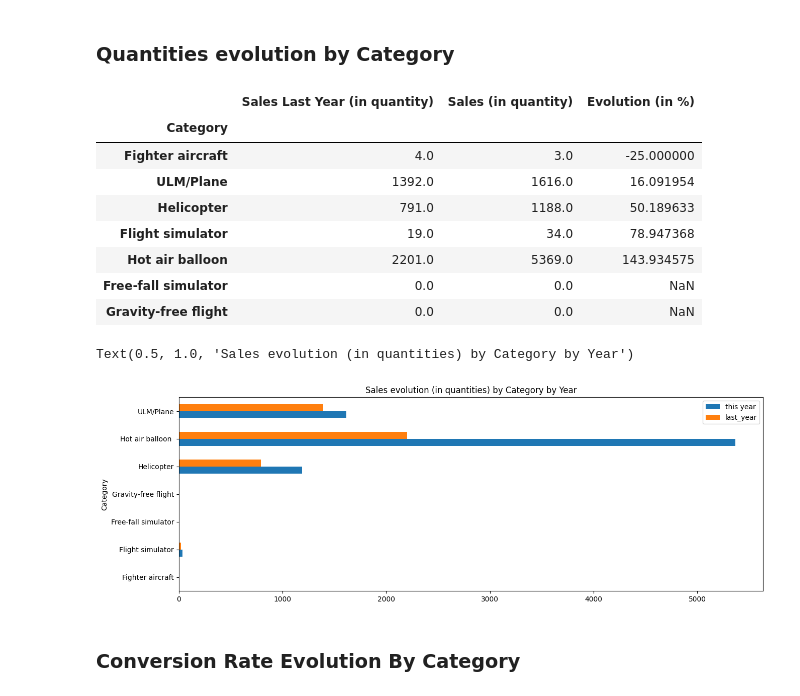
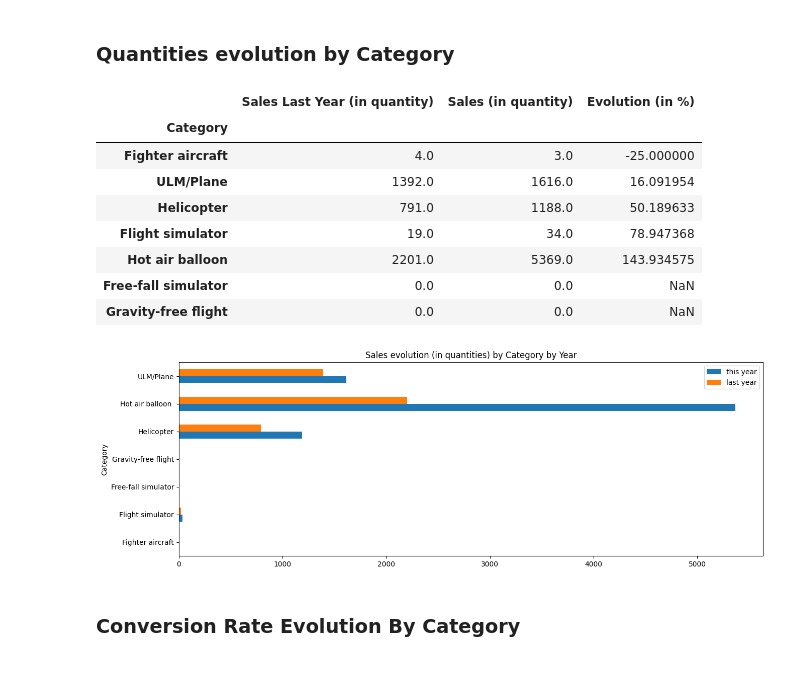
Before and after one commit to Alhuin/SmartBoxAnalysis, a Jupyter notebook: SmartBoxAnalysis.ipynb, the cells around one changed output. Drawn from its saved outputs; the diff is of its cells as text; code cells hidden in the pictures.

```diff
--- a/SmartBoxAnalysis.ipynb
+++ b/SmartBoxAnalysis.ipynb
@@ -157,15 +192,8 @@ Text(0.5, 1.0, 'Sales evolution (in euros) by Category by Year')
 # %% [markdown]
 ### Categories Weight in last year's Quantities
 # %%
-total_qtt = sales["Quantity"].sum()
-total_qtt_last_year = sales["Quantity Last Year"].sum()
-quantity_by_category = pd.Series(sales.groupby("Category")["Quantity"].sum(), name="Sales (in quantity)")
-quantity_by_category_last_year = pd.Series(sales.groupby("Category")["Quantity Last Year"].sum(), name="Sales Last Year (in quantity)")
-weight_last_year = pd.Series((quantity_by_category_last_year * 100 / total_qtt_last_year), name="Weight (in %)")
-weight = pd.Series((quantity_by_category * 100 / total_qtt), name="Weight (in %)")
+total_qtt = data["Quantity"].sum()
+total_qtt_last_year = data["Quantity Last Year"].sum()
 
-print(f'total quantities last year: {total_qtt_last_year} units')
-display(pd.concat([quantity_by_category_last_year, weight_last_year], axis=1).sort_values(by="Weight (in %)"))
-fig, ax = plt.subplots()
-ax.pie(quantity_by_category_last_year, labels=quantity_by_category_last_year.keys(), autopct='%1.1f%%')
-ax.set_title(f"Category repartition in last year's Quantities")
+quantity_by_category = pd.Series(data.groupby("Category")["Quantity"].sum(), name="Sales (in quantity)")
+quantity_by_category_last_year = pd.Series(data.groupby("Category")["Quantity Last Year"].sum(), name="Sales Last Year (in quantity)")
@@ -205,23 +241,23 @@ Text(0.5, 1.0, "Category repartition in this year's Quantities")
 [figure]
 # %% [markdown]
 ### Quantities evolution by Category
-# %%
-percentage = pd.Series((quantity_by_category * 100 / quantity_by_category_last_year - 100), name="Evolution (in %)")
-display(pd.concat([quantity_by_category_last_year, quantity_by_category, percentage], axis=1).sort_values(by="Evolution (in %)"))
-df = pd.DataFrame({"this year": quantity_by_category, "last_year":quantity_by_category_last_year}, index=quantity_by_category_last_year.keys())
-ax = df.plot.barh(figsize=(15, 5))
-ax.set_title("Sales evolution (in quantities) by Category by Year")
-# %% [output]
-|  | Sales Last Year (in quantity) | Sales (in quantity) | Evolution (in %) |
-| Category |  |  |  |
-| Fighter aircraft | 4.0 | 3.0 | -25.000000 |
-| ULM/Plane | 1392.0 | 1616.0 | 16.091954 |
-| Helicopter | 791.0 | 1188.0 | 50.189633 |
-| Flight simulator | 19.0 | 34.0 | 78.947368 |
-| Hot air balloon | 2201.0 | 5369.0 | 143.934575 |
-| Free-fall simulator | 0.0 | 0.0 | NaN |
-| Gravity-free flight | 0.0 | 0.0 | NaN |
-Text(0.5, 1.0, 'Sales evolution (in quantities) by Category by Year')
-[figure, removed]
+# %%
+display_series_evolution_with_percentage(source=quantity_by_category_last_year, new=quantity_by_category)
+plot_series_evolution_as_barh(
+    source=quantity_by_category_last_year,
+    new=quantity_by_category,
+    barh_title="Sales evolution (in quantities) by Category by Year"
+)
+# %% [output]
+|  | Sales Last Year (in quantity) | Sales (in quantity) | Evolution (in %) |
+| Category |  |  |  |
+| Fighter aircraft | 4.0 | 3.0 | -25.000000 |
+| ULM/Plane | 1392.0 | 1616.0 | 16.091954 |
+| Helicopter | 791.0 | 1188.0 | 50.189633 |
+| Flight simulator | 19.0 | 34.0 | 78.947368 |
+| Hot air balloon | 2201.0 | 5369.0 | 143.934575 |
+| Free-fall simulator | 0.0 | 0.0 | NaN |
+| Gravity-free flight | 0.0 | 0.0 | NaN |
+[figure, added]
 # %% [markdown]
 ### Conversion Rate Evolution By Category
```
Also changed, not shown: parts of 47 cells of this notebook.
